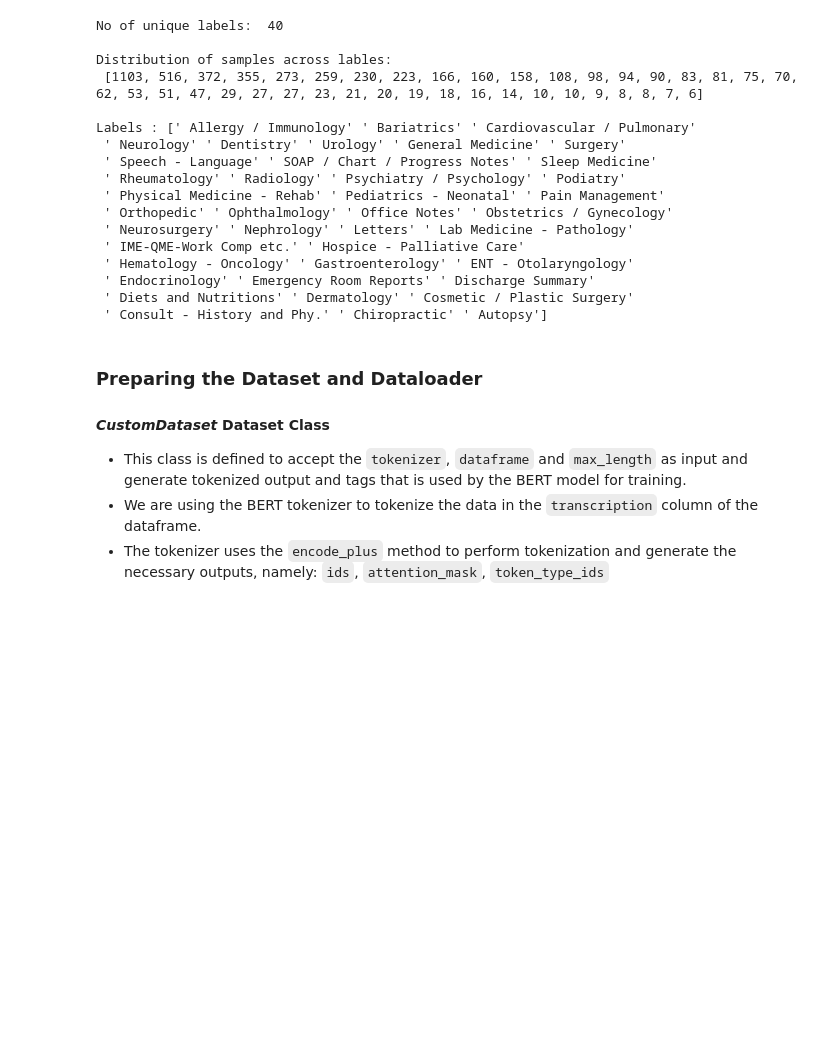
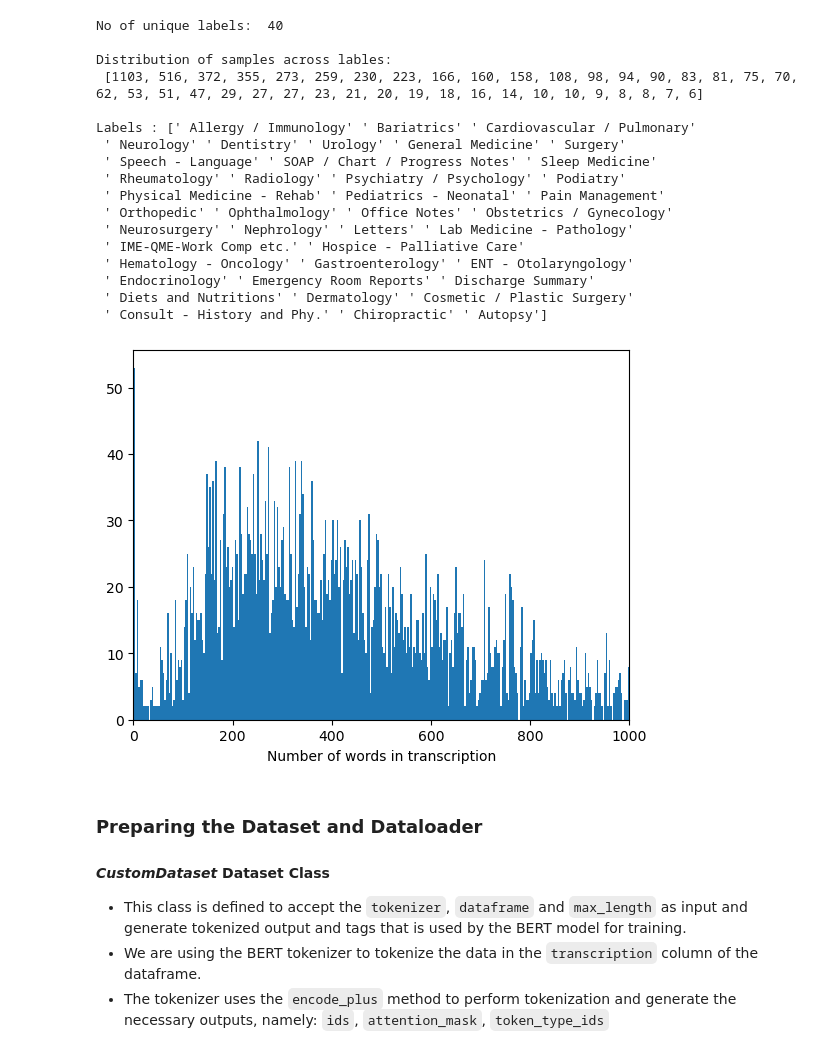
Before and after one commit to P-Balaramakrishna-Varma/glowing-octo-chainsaw, a Jupyter notebook: head.ipynb, the cells around one changed output. Saved outputs shown, nothing was run; the diff lists cells and outputs as text; code cells hidden in the pictures; blank space fills up the shorter version.

```diff
--- a/head.ipynb
+++ b/head.ipynb
@@ -127,6 +128,21 @@ Labels : [' Allergy / Immunology' ' Bariatrics' ' Cardiovascular / Pulmonary'
  ' Endocrinology' ' Emergency Room Reports' ' Discharge Summary'
  ' Diets and Nutritions' ' Dermatology' ' Cosmetic / Plastic Surgery'
  ' Consult - History and Phy.' ' Chiropractic' ' Autopsy']
+# %%
+lenght = []
+for spec in df['transcription']:
+    lenght.append(len(str(spec).split()))
+
+## plot a histogram of the number of words in transcription
+plt.hist(lenght, bins=1000)
+plt.xlim(0, 1000)
+plt.xlabel('Number of words in transcription')
+plt.show()
+
+## print no of words in transcription greater than 512
+print("No of words in transcription greater than 512: ", len([i for i in lenght if i > 512]))
+# %% [output]
+[figure, added]
 # %% [markdown]
 <a id='section03'></a>
 ### Preparing the Dataset and Dataloader
```
Also changed, not shown: parts of 4 cells of this notebook, 1 other file.
